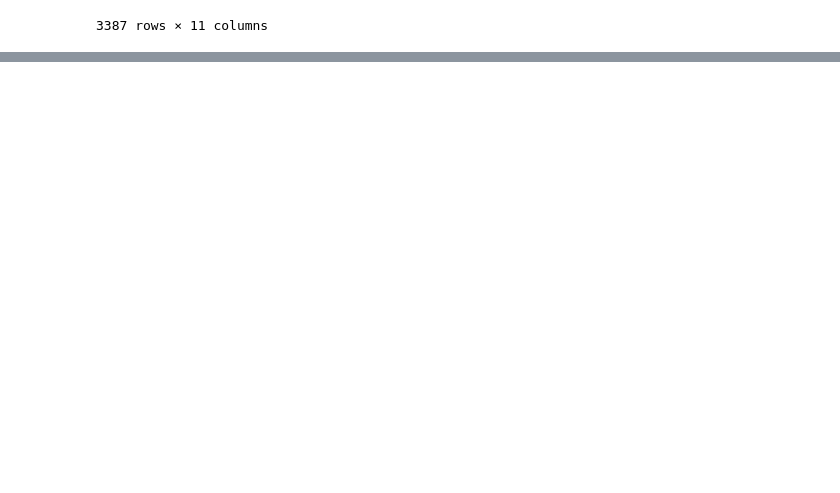
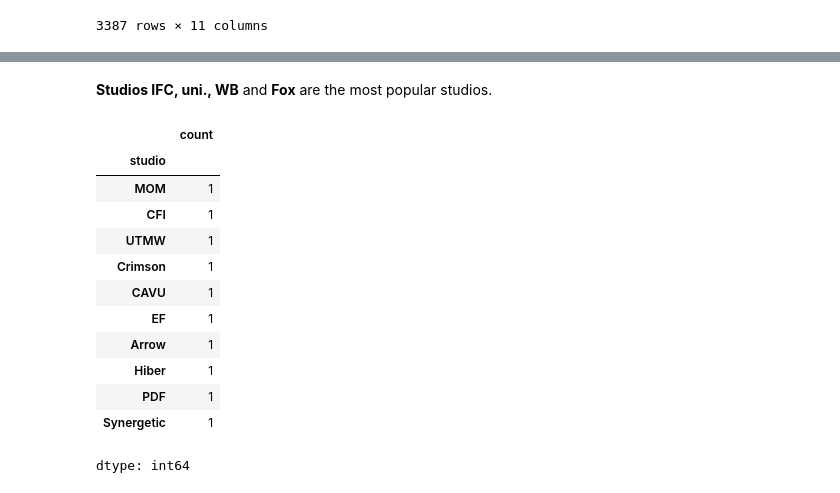
Before and after one commit to Ella244-18/phase-1-project, a Jupyter notebook: student.ipynb, the cells around one changed output, grey strips where cells are left out. Drawn from its saved outputs; the diff is of its cells as text; code cells hidden in the pictures; blank space fills up the shorter version.

```diff
--- a/student.ipynb
+++ b/student.ipynb
@@ -625,0 +776,18 @@ See the caveats in the documentation: https://pandas.pydata.org/pandas-docs/stab
+# %% [markdown]
+**Studios IFC, uni., WB** and **Fox** are the most popular studios.
+# %%
+combined_df['studio'].value_counts().tail(10)
+# %% [output]
+|  | count |
+| studio |  |
+| MOM | 1 |
+| CFI | 1 |
+| UTMW | 1 |
+| Crimson | 1 |
+| CAVU | 1 |
+| EF | 1 |
+| Arrow | 1 |
+| Hiber | 1 |
+| PDF | 1 |
+| Synergetic | 1 |
+dtype: int64
```
Also changed, not shown: parts of 25 cells of this notebook.
